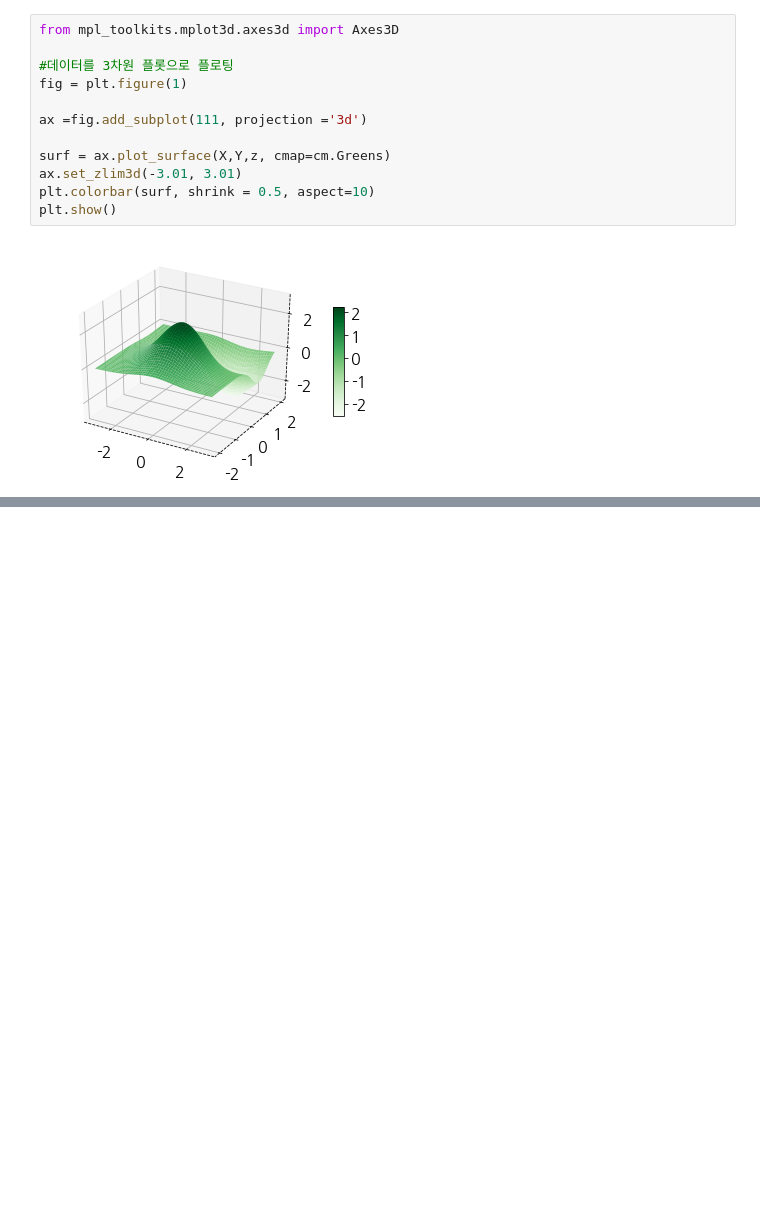
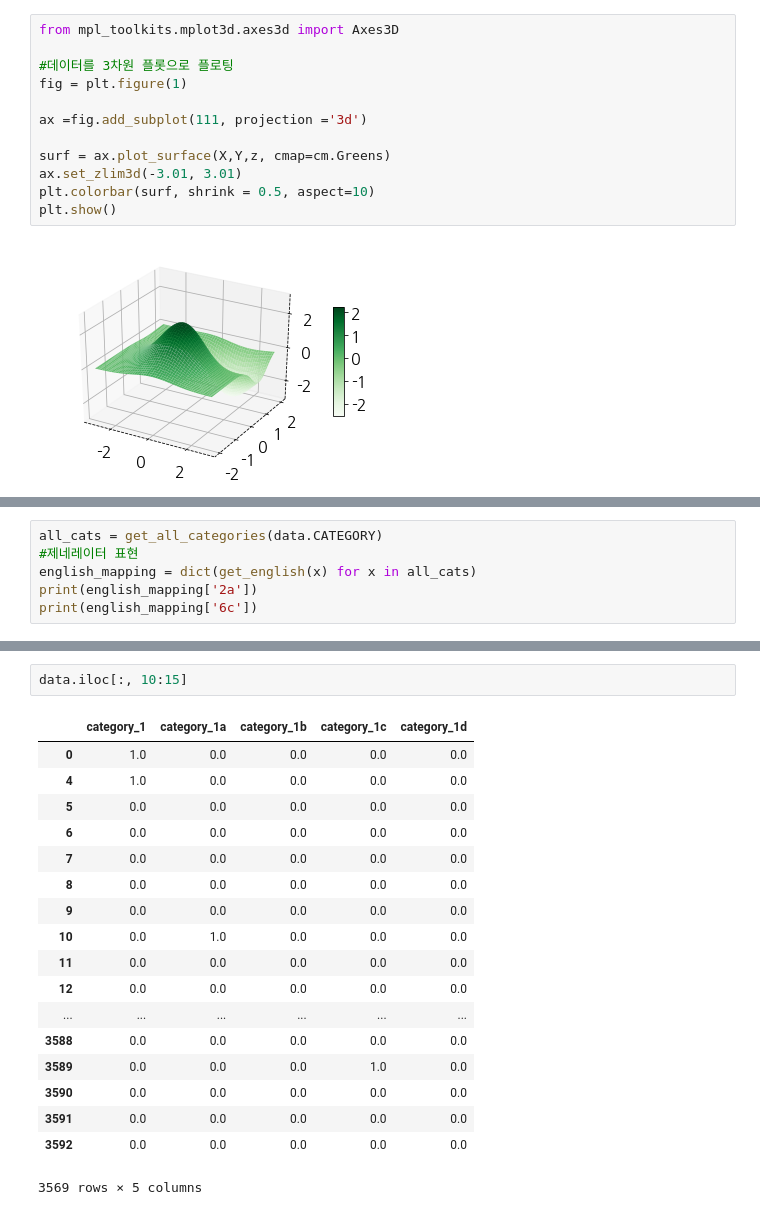
Before and after one commit to chajoo0/Big_Data_Fintech, a Jupyter notebook: 차주영_06matplotlib.ipynb, the cells around one changed output, grey strips where cells are left out. Cells and saved outputs as stored; diff of their text form; blank space fills up the shorter version.

```diff
--- a/차주영_06matplotlib.ipynb
+++ b/차주영_06matplotlib.ipynb
@@ -277,0 +324,6 @@ plt.show()
+# %%
+all_cats = get_all_categories(data.CATEGORY)
+#제네레이터 표현
+english_mapping = dict(get_english(x) for x in all_cats)
+print(english_mapping['2a'])
+print(english_mapping['6c'])
@@ -277,0 +370,21 @@ plt.show()
+# %%
+data.iloc[:, 10:15]
+# %% [output]
+|  | category_1 | category_1a | category_1b | category_1c | category_1d |
+| 0 | 1.0 | 0.0 | 0.0 | 0.0 | 0.0 |
+| 4 | 1.0 | 0.0 | 0.0 | 0.0 | 0.0 |
+| 5 | 0.0 | 0.0 | 0.0 | 0.0 | 0.0 |
+| 6 | 0.0 | 0.0 | 0.0 | 0.0 | 0.0 |
+| 7 | 0.0 | 0.0 | 0.0 | 0.0 | 0.0 |
+| 8 | 0.0 | 0.0 | 0.0 | 0.0 | 0.0 |
+| 9 | 0.0 | 0.0 | 0.0 | 0.0 | 0.0 |
+| 10 | 0.0 | 1.0 | 0.0 | 0.0 | 0.0 |
+| 11 | 0.0 | 0.0 | 0.0 | 0.0 | 0.0 |
+| 12 | 0.0 | 0.0 | 0.0 | 0.0 | 0.0 |
+| ... | ... | ... | ... | ... | ... |
+| 3588 | 0.0 | 0.0 | 0.0 | 0.0 | 0.0 |
+| 3589 | 0.0 | 0.0 | 0.0 | 1.0 | 0.0 |
+| 3590 | 0.0 | 0.0 | 0.0 | 0.0 | 0.0 |
+| 3591 | 0.0 | 0.0 | 0.0 | 0.0 | 0.0 |
+| 3592 | 0.0 | 0.0 | 0.0 | 0.0 | 0.0 |
+3569 rows × 5 columns
```
Also changed, not shown: parts of 13 cells of this notebook.
